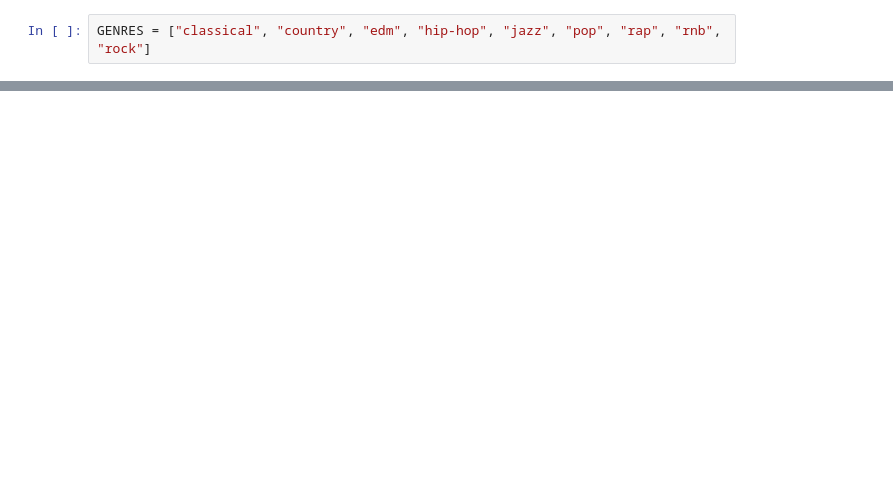
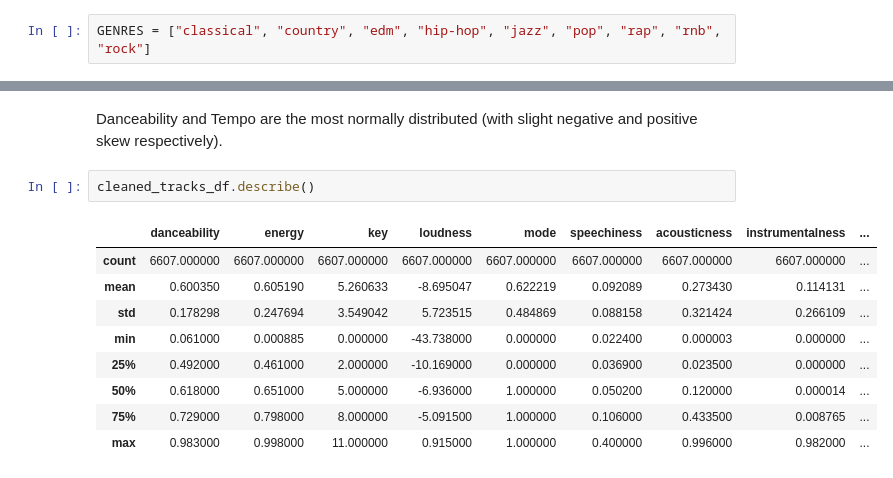
Before and after one commit to iuven1s/ds105-project, a Jupyter notebook: src_deprecated/eda.ipynb, the cells around one changed output, grey strips where cells are left out. Cells and saved outputs as stored; diff of their text form; blank space fills up the shorter version.

```diff
--- a/src_deprecated/eda.ipynb
+++ b/src_deprecated/eda.ipynb
@@ -41,0 +64,14 @@ sns.heatmap(all_tracks_df.corr(), mask=mask, vmin=-1, vmax=1, annot=True, cmap="
+# %% [markdown]
+Danceability and Tempo are the most normally distributed (with slight negative and positive skew respectively).
+# %%
+cleaned_tracks_df.describe()
+# %% [output]
+|  | danceability | energy | key | loudness | mode | speechiness | acousticness | instrumentalness | ... |
+| count | 6607.000000 | 6607.000000 | 6607.000000 | 6607.000000 | 6607.000000 | 6607.000000 | 6607.000000 | 6607.000000 | ... |
+| mean | 0.600350 | 0.605190 | 5.260633 | -8.695047 | 0.622219 | 0.092089 | 0.273430 | 0.114131 | ... |
+| std | 0.178298 | 0.247694 | 3.549042 | 5.723515 | 0.484869 | 0.088158 | 0.321424 | 0.266109 | ... |
+| min | 0.061000 | 0.000885 | 0.000000 | -43.738000 | 0.000000 | 0.022400 | 0.000003 | 0.000000 | ... |
+| 25% | 0.492000 | 0.461000 | 2.000000 | -10.169000 | 0.000000 | 0.036900 | 0.023500 | 0.000000 | ... |
+| 50% | 0.618000 | 0.651000 | 5.000000 | -6.936000 | 1.000000 | 0.050200 | 0.120000 | 0.000014 | ... |
+| 75% | 0.729000 | 0.798000 | 8.000000 | -5.091500 | 1.000000 | 0.106000 | 0.433500 | 0.008765 | ... |
+| max | 0.983000 | 0.998000 | 11.000000 | 0.915000 | 1.000000 | 0.400000 | 0.996000 | 0.982000 | ... |
```
Also changed, not shown: parts of 6 cells of this notebook, 11 other files.
